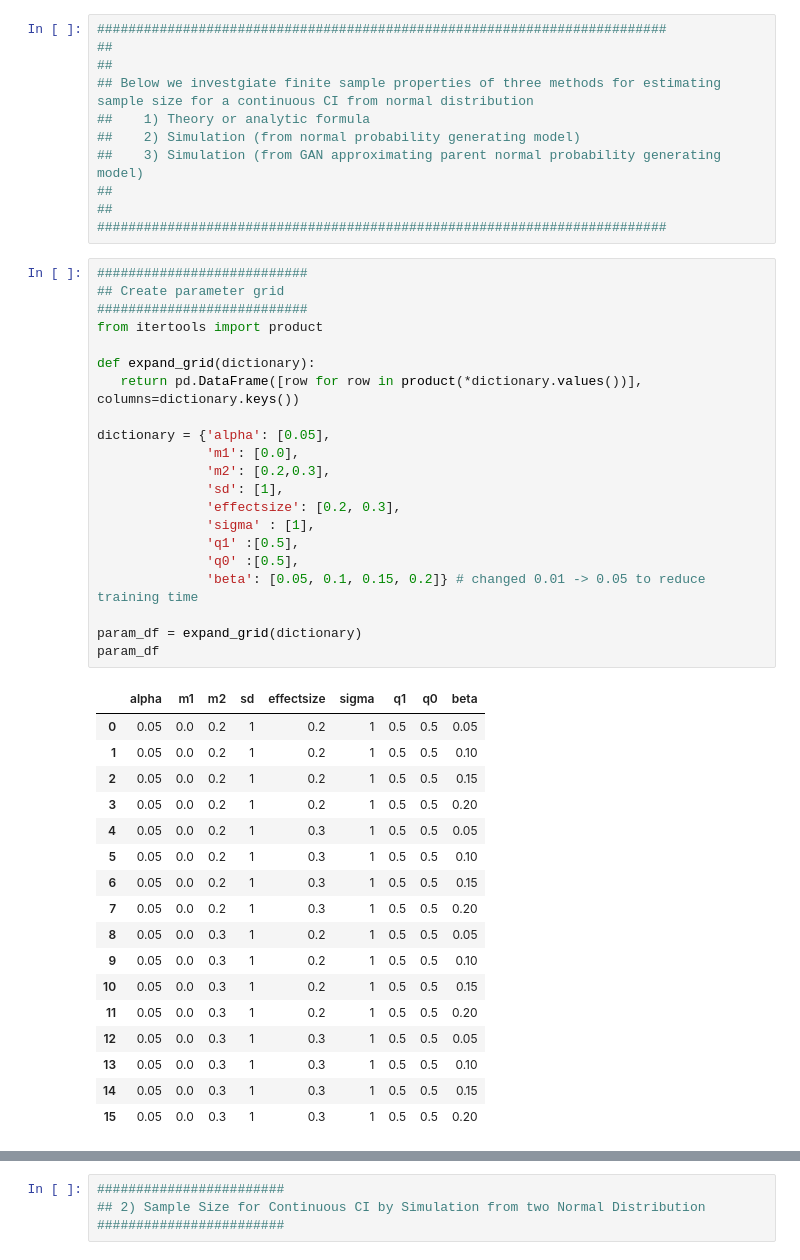
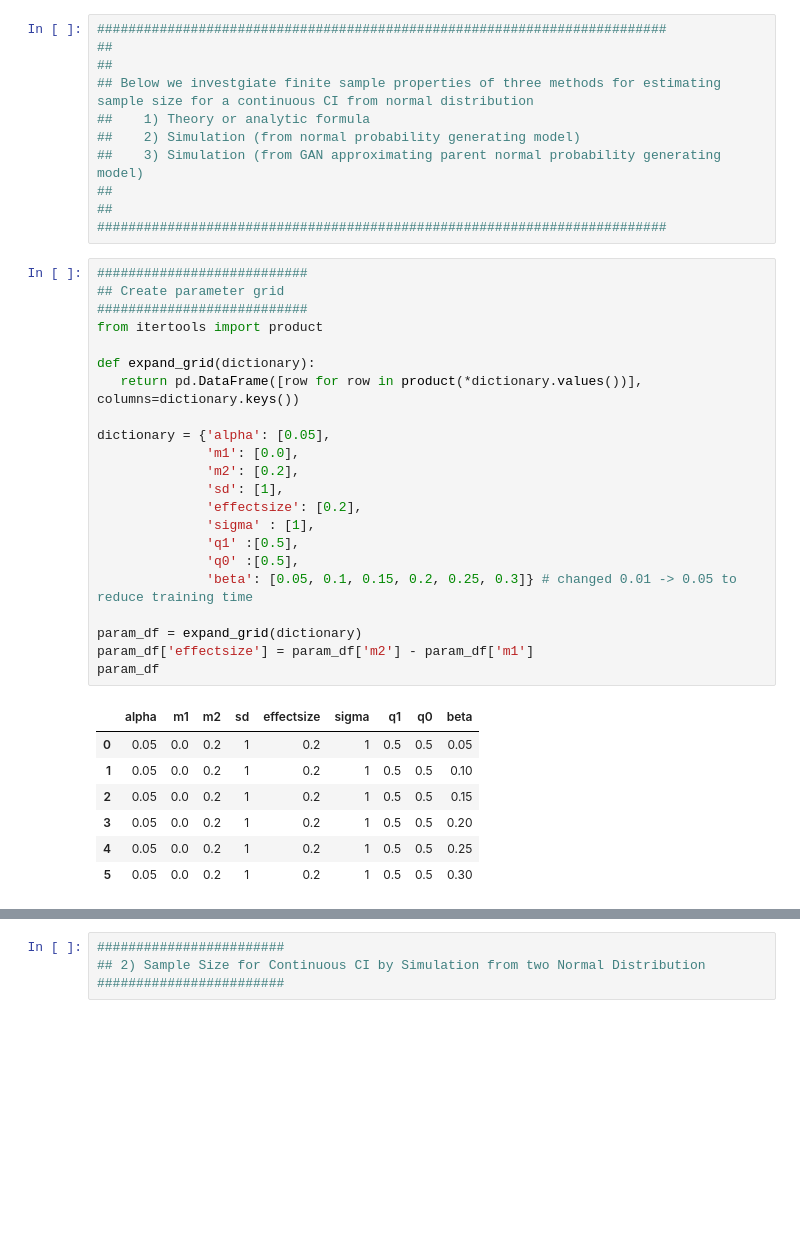
Before and after one commit to bettytan123/Sample-Size-Calculation, a Jupyter notebook: Two_Continuous_Mean.ipynb, the cells around one changed output, grey strips where cells are left out. Drawn from its saved outputs; the diff is of its cells as text; blank space fills up the shorter version.

```diff
--- a/Two_Continuous_Mean.ipynb
+++ b/Two_Continuous_Mean.ipynb
@@ -445,39 +458,30 @@ gan_results
 # %%
 ###########################
 ## Create parameter grid
 ###########################
 from itertools import product
 
 def expand_grid(dictionary):
    return pd.DataFrame([row for row in product(*dictionary.values())], columns=dictionary.keys())
 
 dictionary = {'alpha': [0.05],
               'm1': [0.0],
-              'm2': [0.2,0.3],
+              'm2': [0.2],
               'sd': [1],
-              'effectsize': [0.2, 0.3],
+              'effectsize': [0.2],
               'sigma' : [1],
               'q1' :[0.5],
               'q0' :[0.5],
-              'beta': [0.05, 0.1, 0.15, 0.2]} # changed 0.01 -> 0.05 to reduce training time
+              'beta': [0.05, 0.1, 0.15, 0.2, 0.25, 0.3]} # changed 0.01 -> 0.05 to reduce training time
 
 param_df = expand_grid(dictionary)
+param_df['effectsize'] = param_df['m2'] - param_df['m1']
 param_df
 # %% [output]
 |  | alpha | m1 | m2 | sd | effectsize | sigma | q1 | q0 | beta |
 | 0 | 0.05 | 0.0 | 0.2 | 1 | 0.2 | 1 | 0.5 | 0.5 | 0.05 |
 | 1 | 0.05 | 0.0 | 0.2 | 1 | 0.2 | 1 | 0.5 | 0.5 | 0.10 |
 | 2 | 0.05 | 0.0 | 0.2 | 1 | 0.2 | 1 | 0.5 | 0.5 | 0.15 |
 | 3 | 0.05 | 0.0 | 0.2 | 1 | 0.2 | 1 | 0.5 | 0.5 | 0.20 |
-| 4 | 0.05 | 0.0 | 0.2 | 1 | 0.3 | 1 | 0.5 | 0.5 | 0.05 |
-| 5 | 0.05 | 0.0 | 0.2 | 1 | 0.3 | 1 | 0.5 | 0.5 | 0.10 |
-| 6 | 0.05 | 0.0 | 0.2 | 1 | 0.3 | 1 | 0.5 | 0.5 | 0.15 |
-| 7 | 0.05 | 0.0 | 0.2 | 1 | 0.3 | 1 | 0.5 | 0.5 | 0.20 |
-| 8 | 0.05 | 0.0 | 0.3 | 1 | 0.2 | 1 | 0.5 | 0.5 | 0.05 |
-| 9 | 0.05 | 0.0 | 0.3 | 1 | 0.2 | 1 | 0.5 | 0.5 | 0.10 |
-| 10 | 0.05 | 0.0 | 0.3 | 1 | 0.2 | 1 | 0.5 | 0.5 | 0.15 |
-| 11 | 0.05 | 0.0 | 0.3 | 1 | 0.2 | 1 | 0.5 | 0.5 | 0.20 |
-| 12 | 0.05 | 0.0 | 0.3 | 1 | 0.3 | 1 | 0.5 | 0.5 | 0.05 |
-| 13 | 0.05 | 0.0 | 0.3 | 1 | 0.3 | 1 | 0.5 | 0.5 | 0.10 |
-| 14 | 0.05 | 0.0 | 0.3 | 1 | 0.3 | 1 | 0.5 | 0.5 | 0.15 |
-| 15 | 0.05 | 0.0 | 0.3 | 1 | 0.3 | 1 | 0.5 | 0.5 | 0.20 |
+| 4 | 0.05 | 0.0 | 0.2 | 1 | 0.2 | 1 | 0.5 | 0.5 | 0.25 |
+| 5 | 0.05 | 0.0 | 0.2 | 1 | 0.2 | 1 | 0.5 | 0.5 | 0.30 |
```
Also changed, not shown: parts of 46 cells of this notebook.
